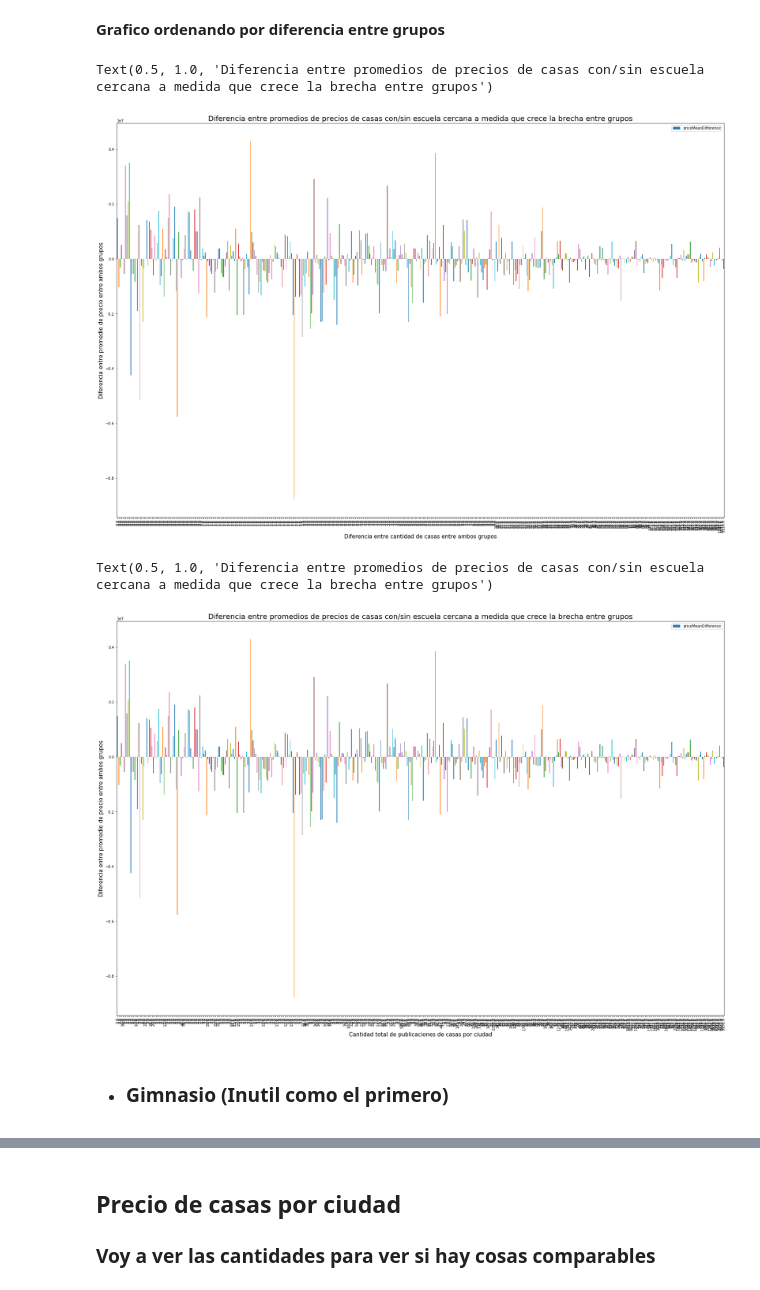
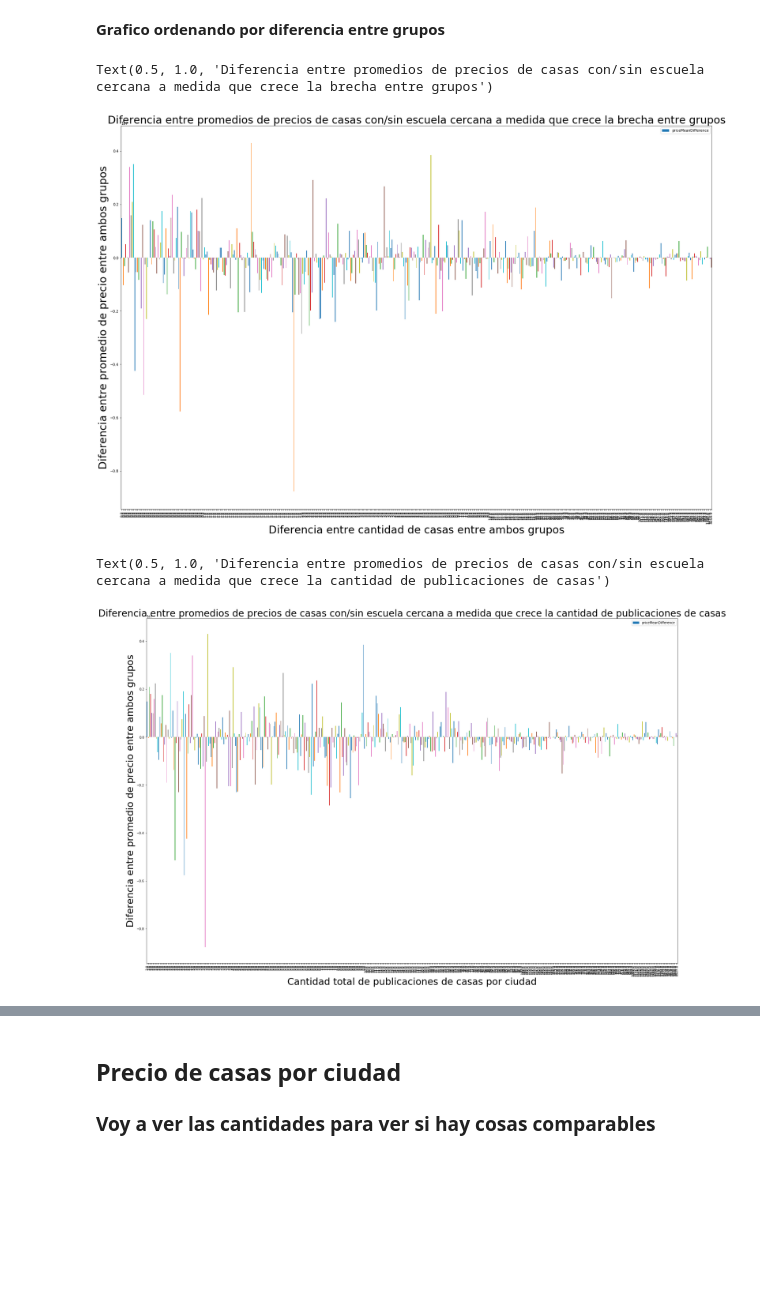
Before and after one commit to gdbien/9558-Organizacion-de-Datos, a Jupyter notebook: TP1/Lucas/HousesAnalysis.ipynb, the cells around one changed output, grey strips where cells are left out. Drawn from its saved outputs; the diff is of its cells as text; code cells hidden in the pictures; blank space fills up the shorter version.

Commit message:
Added apartments analysis and fixed fontsize in every graph
Signed-off-by: otlucas <lucas.otero@despegar.com>

```diff
--- a/TP1/Lucas/HousesAnalysis.ipynb
+++ b/TP1/Lucas/HousesAnalysis.ipynb
@@ -303,19 +328,18 @@ grupoConYSinEscuelaCercana = grupoConYSinEscuelaCercana.sort_values(by= "groupCo
 **Grafico ordenando por diferencia entre grupos**
 # %%
 countDifferencePriceDifferenceSchoolPlot = grupoConYSinEscuelaCercana.plot.bar(x='groupCountDifference', y='priceMeanDifference', rot=90,figsize=(30,20))
-countDifferencePriceDifferenceSchoolPlot.set_ylabel("Diferencia entre promedio de precio entre ambos grupos", fontsize=15)
-countDifferencePriceDifferenceSchoolPlot.set_xlabel("Diferencia entre cantidad de casas entre ambos grupos", fontsize=15)
-countDifferencePriceDifferenceSchoolPlot.set_title("Diferencia entre promedios de precios de casas con/sin escuela cercana a medida que crece la brecha entre grupos", fontsize=20)
+countDifferencePriceDifferenceSchoolPlot.set_ylabel("Diferencia entre promedio de precio entre ambos grupos", fontsize=30)
+countDifferencePriceDifferenceSchoolPlot.set_xlabel("Diferencia entre cantidad de casas entre ambos grupos", fontsize=30)
+countDifferencePriceDifferenceSchoolPlot.set_title("Diferencia entre promedios de precios de casas con/sin escuela cercana a medida que crece la brecha entre grupos", fontsize=30)
 # %% [output]
 Text(0.5, 1.0, 'Diferencia entre promedios de precios de casas con/sin escuela cercana a medida que crece la brecha entre grupos')
-[figure, old version]
+[figure, new version]
 # %%
+grupoConYSinEscuelaCercana = grupoConYSinEscuelaCercana.sort_values(by= "totalCount")
 countDifferencePriceDifferenceSchoolPlot = grupoConYSinEscuelaCercana.plot.bar(x='totalCount', y='priceMeanDifference', rot=90,figsize=(30,20))
-countDifferencePriceDifferenceSchoolPlot.set_ylabel("Diferencia entre promedio de precio entre ambos grupos", fontsize=15)
-countDifferencePriceDifferenceSchoolPlot.set_xlabel("Cantidad total de publicaciones de casas por ciudad", fontsize=15)
-countDifferencePriceDifferenceSchoolPlot.set_title("Diferencia entre promedios de precios de casas con/sin escuela cercana a medida que crece la brecha entre grupos", fontsize=20)
+countDifferencePriceDifferenceSchoolPlot.set_ylabel("Diferencia entre promedio de precio entre ambos grupos", fontsize=30)
+countDifferencePriceDifferenceSchoolPlot.set_xlabel("Cantidad total de publicaciones de casas por ciudad", fontsize=30)
+countDifferencePriceDifferenceSchoolPlot.set_title("Diferencia entre promedios de precios de casas con/sin escuela cercana a medida que crece la cantidad de publicaciones de casas", fontsize=30)
 # %% [output]
-Text(0.5, 1.0, 'Diferencia entre promedios de precios de casas con/sin escuela cercana a medida que crece la brecha entre grupos')
+Text(0.5, 1.0, 'Diferencia entre promedios de precios de casas con/sin escuela cercana a medida que crece la cantidad de publicaciones de casas')
-[figure, old version]
+[figure, new version]
-# %% [markdown]
-* ### Gimnasio (Inutil como el primero)
```
Also changed, not shown: parts of 23 cells of this notebook.
